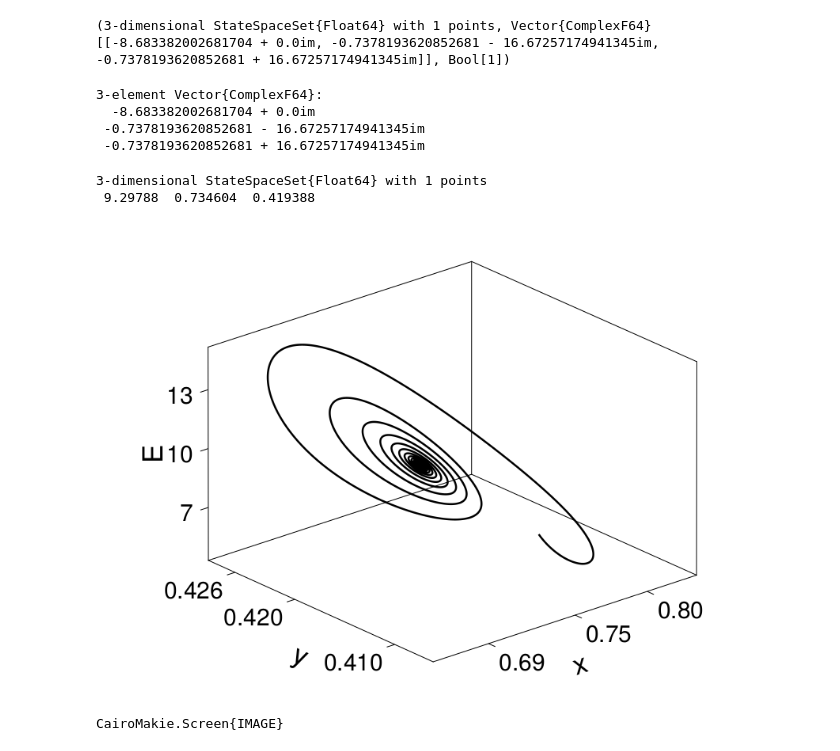
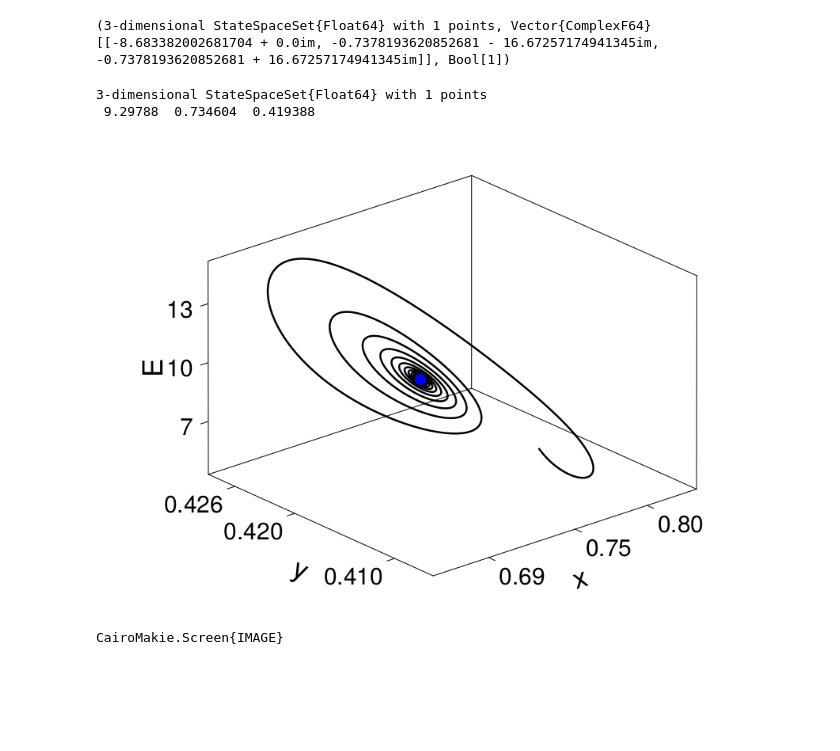
Before and after one commit to SergeyNovak777/dynamical-systems, a Jupyter notebook: Tsodyks Markram/Levanova/3 набор параметров/Scenario of shilnikov tauD/Устойчивое состояние равновесия.ipynb, the cells around one changed output. Saved outputs shown, nothing was run; the diff lists cells and outputs as text; code cells hidden in the pictures; blank space fills up the shorter version.

```diff
--- a/Tsodyks Markram/Levanova/3 набор параметров/Scenario of shilnikov tauD/Устойчивое состояние равновесия.ipynb
+++ b/Tsodyks Markram/Levanova/3 набор параметров/Scenario of shilnikov tauD/Устойчивое состояние равновесия.ipynb
@@ -53,13 +53,6 @@ lb_size = 35; tck_size = 30;
 fp, ei, _ = fixedpoints(ds, box, jacob_TM_)
 # %% [output]
 (3-dimensional StateSpaceSet{Float64} with 1 points, Vector{ComplexF64}[[-8.683382002681704 + 0.0im, -0.7378193620852681 - 16.67257174941345im, -0.7378193620852681 + 16.67257174941345im]], Bool[1])
-# %%
-ei[1]
-# %% [output]
-3-element Vector{ComplexF64}:
-  -8.683382002681704 + 0.0im
- -0.7378193620852681 - 16.67257174941345im
- -0.7378193620852681 + 16.67257174941345im
 # %%
 fp
 # %% [output]
@@ -68,14 +61,14 @@ fp
 # %%
 ts, tf = 1, 20000
 f = Figure(resolution = (900, 600))
 axis3 = Axis3(f[1, 1], xlabel = "x", ylabel = "y", zlabel = "E",
                 xlabelsize = lb_size, ylabelsize = lb_size, zlabelsize = lb_size,
                 xticklabelsize = tck_size, yticklabelsize = tck_size, zticklabelsize = tck_size,
                 xgridvisible = false, ygridvisible = false, zgridvisible = false,
                 xticks = [0.69, 0.75, 0.80], yticks = [0.410, 0.42, 0.426], zticks = [7, 10, 13])
 lines!(axis3, tr[ts:tf, 2], tr[ts:tf, 3], tr[ts:tf, 1], linewidth = 2.5, color = :black)
-
+scatter!(fp[1][2], fp[1][3], fp[1][1], color = :blue, markersize = 20.0)
 display(f)
 # %% [output]
-[figure, old version]
+[figure, new version]
 CairoMakie.Screen{IMAGE}
```
Also changed, not shown: parts of 2 cells of this notebook, 5 other files.
